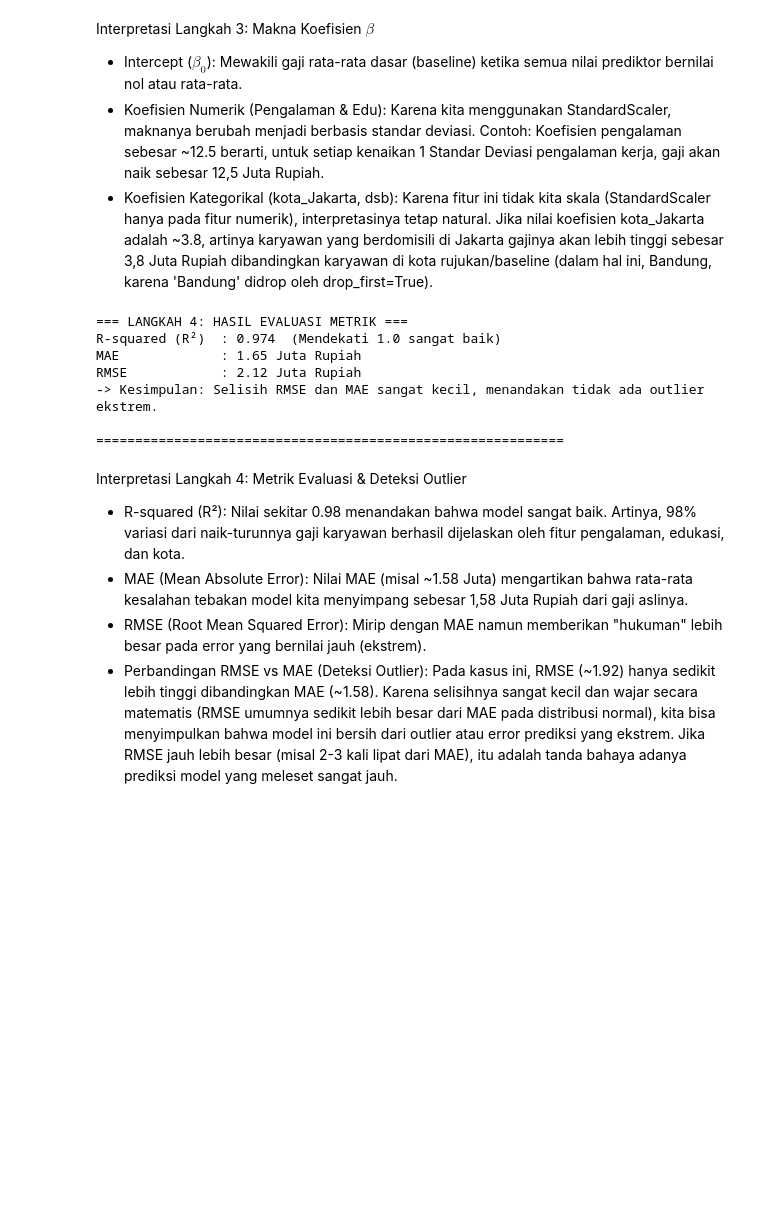
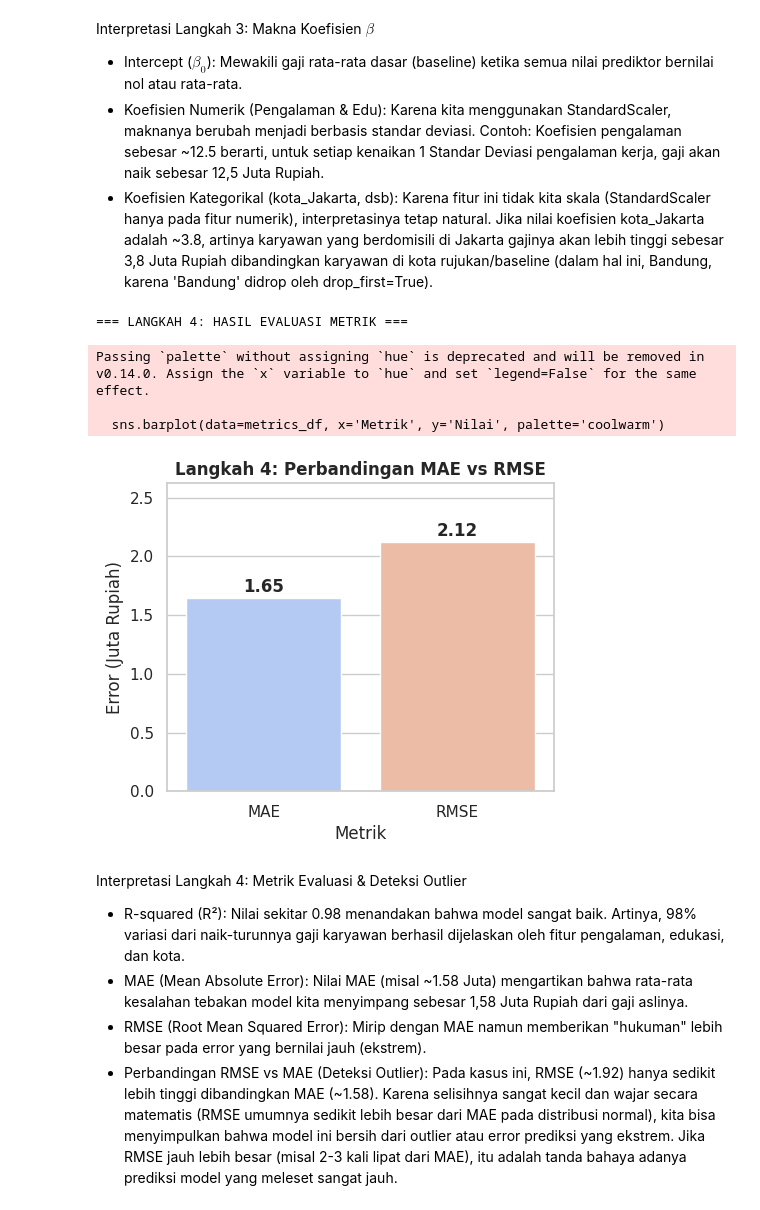
Before and after one commit to noone878/DataScience_230401010262_SEPTIAN-AL-RIZKI, a Jupyter notebook: Pertemuan7_SEPTIAN_AL_RIZKI_230401010262.ipynb, the cells around one changed output. Saved outputs shown, nothing was run; the diff lists cells and outputs as text; code cells hidden in the pictures; blank space fills up the shorter version.

```diff
--- a/Pertemuan7_SEPTIAN_AL_RIZKI_230401010262.ipynb
+++ b/Pertemuan7_SEPTIAN_AL_RIZKI_230401010262.ipynb
@@ -116,28 +129,29 @@ Interpretasi Langkah 3: Makna Koefisien $\beta$
 *   Intercept ($\beta_0$): Mewakili gaji rata-rata dasar (baseline) ketika semua nilai prediktor bernilai nol atau rata-rata.
 *   Koefisien Numerik (Pengalaman & Edu): Karena kita menggunakan StandardScaler, maknanya berubah menjadi berbasis standar deviasi. Contoh: Koefisien pengalaman sebesar ~12.5 berarti, untuk setiap kenaikan 1 Standar Deviasi pengalaman kerja, gaji akan naik sebesar 12,5 Juta Rupiah.
 *   Koefisien Kategorikal (kota_Jakarta, dsb): Karena fitur ini tidak kita skala (StandardScaler hanya pada fitur numerik), interpretasinya tetap natural. Jika nilai koefisien kota_Jakarta adalah ~3.8, artinya karyawan yang berdomisili di Jakarta gajinya akan lebih tinggi sebesar 3,8 Juta Rupiah dibandingkan karyawan di kota rujukan/baseline (dalam hal ini, Bandung, karena 'Bandung' didrop oleh drop_first=True).
-# %%
-# ── 4. EVALUASI METRIK
-print("=== LANGKAH 4: HASIL EVALUASI METRIK ===")
-y_pred = model.predict(X_test_scaled)
-r2 = r2_score(y_test, y_pred)
-mae = mean_absolute_error(y_test, y_pred)
-rmse = np.sqrt(mean_squared_error(y_test, y_pred))
-
-print(f"R-squared (R²)  : {r2:.3f}  (Mendekati 1.0 sangat baik)")
-print(f"MAE             : {mae:.2f} Juta Rupiah")
-print(f"RMSE            : {rmse:.2f} Juta Rupiah")
-print("-> Kesimpulan: Selisih RMSE dan MAE sangat kecil, menandakan tidak ada outlier ekstrem.")
-
-print("\n" + "="*60 + "\n")
-# %% [output]
-=== LANGKAH 4: HASIL EVALUASI METRIK ===
-R-squared (R²)  : 0.974  (Mendekati 1.0 sangat baik)
-MAE             : 1.65 Juta Rupiah
-RMSE            : 2.12 Juta Rupiah
--> Kesimpulan: Selisih RMSE dan MAE sangat kecil, menandakan tidak ada outlier ekstrem.
-
-============================================================
+# %%
+# ── 4. EVALUASI METRIK
+print("\n=== LANGKAH 4: HASIL EVALUASI METRIK ===")
+y_pred = model.predict(X_test_scaled)
+mae = mean_absolute_error(y_test, y_pred)
+rmse = np.sqrt(mean_squared_error(y_test, y_pred))
+
+# Visualisasi Langkah 4
+metrics_df = pd.DataFrame({'Metrik': ['MAE', 'RMSE'], 'Nilai': [mae, rmse]})
+plt.figure(figsize=(5, 4))
+sns.barplot(data=metrics_df, x='Metrik', y='Nilai', palette='coolwarm')
+plt.title('Langkah 4: Perbandingan MAE vs RMSE', fontweight='bold')
+plt.ylabel('Error (Juta Rupiah)')
+plt.ylim(0, max(rmse, mae) + 0.5)
+for i, v in enumerate(metrics_df['Nilai']):
+    plt.text(i, v + 0.05, f"{v:.2f}", ha='center', fontweight='bold')
+plt.show()
+# %% [output]
+=== LANGKAH 4: HASIL EVALUASI METRIK ===
+Passing `palette` without assigning `hue` is deprecated and will be removed in v0.14.0. Assign the `x` variable to `hue` and set `legend=False` for the same effect.
+
+  sns.barplot(data=metrics_df, x='Metrik', y='Nilai', palette='coolwarm')
+[figure, added]
 # %% [markdown]
 Interpretasi Langkah 4: Metrik Evaluasi & Deteksi Outlier
 
```
Also changed, not shown: parts of 6 cells of this notebook.
